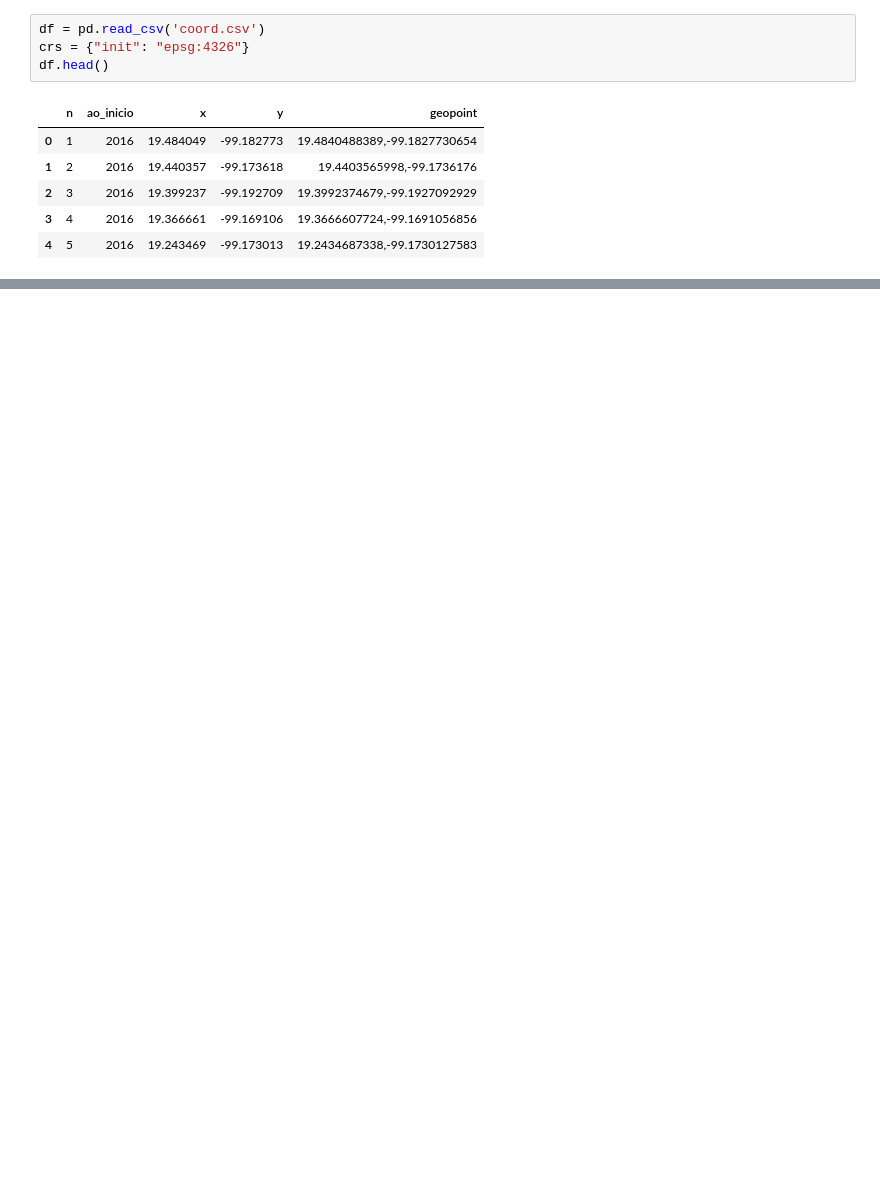
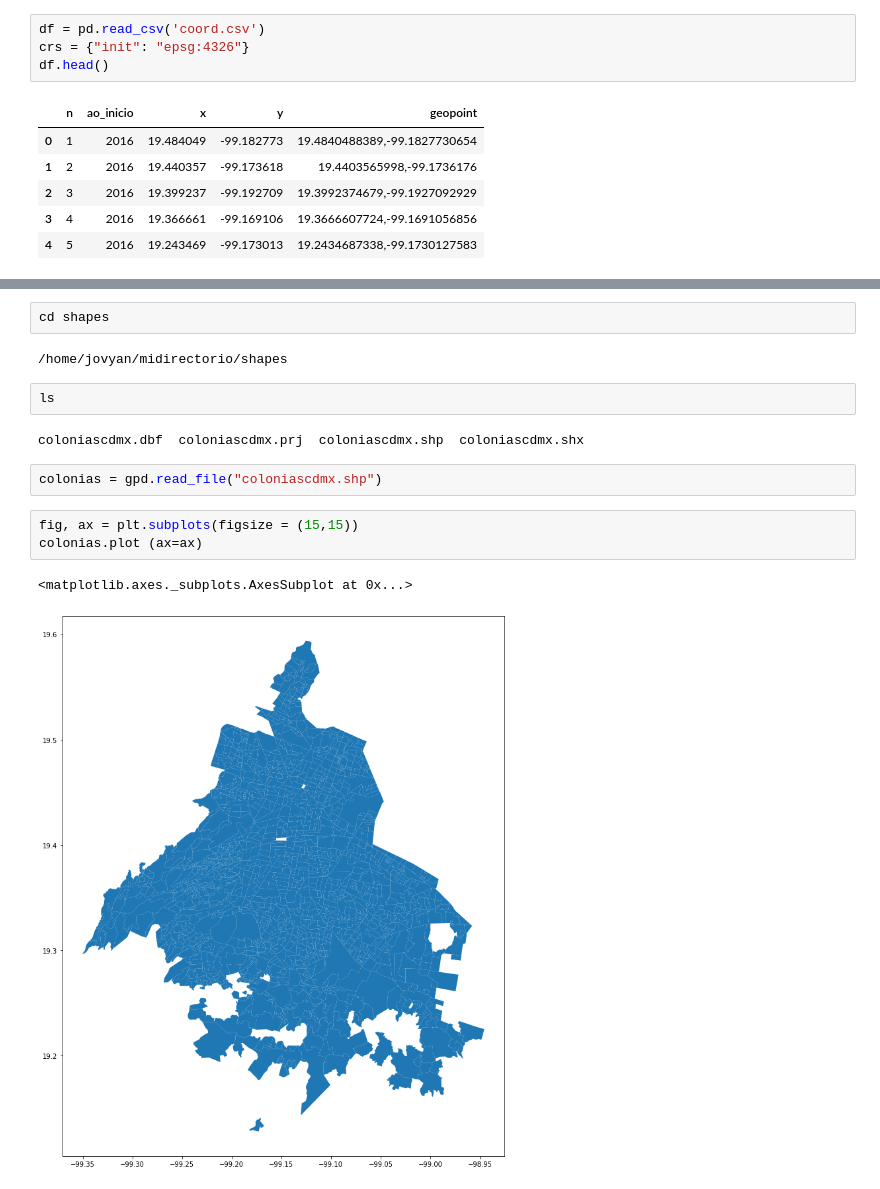
Before and after one commit to prope-2020-gh-classroom/practica-final-por-equipos-verano-2020-itam-patyua, a Jupyter notebook: Mapa.ipynb, the cells around one changed output, grey strips where cells are left out. Drawn from its saved outputs; the diff is of its cells as text; blank space fills up the shorter version.

Commit message:
juntando shape y cvs

```diff
--- a/Mapa.ipynb
+++ b/Mapa.ipynb
@@ -23,0 +54,16 @@ NameError: name 'Point' is not defined
+# %%
+cd shapes
+# %% [output]
+/home/jovyan/midirectorio/shapes
+# %%
+ls
+# %% [output]
+coloniascdmx.dbf  coloniascdmx.prj  coloniascdmx.shp  coloniascdmx.shx
+# %%
+colonias = gpd.read_file("coloniascdmx.shp")
+# %%
+fig, ax = plt.subplots(figsize = (15,15))
+colonias.plot (ax=ax)
+# %% [output]
+<matplotlib.axes._subplots.AxesSubplot at 0x...>
+[figure, added]
```
Also changed, not shown: parts of 7 cells of this notebook.
